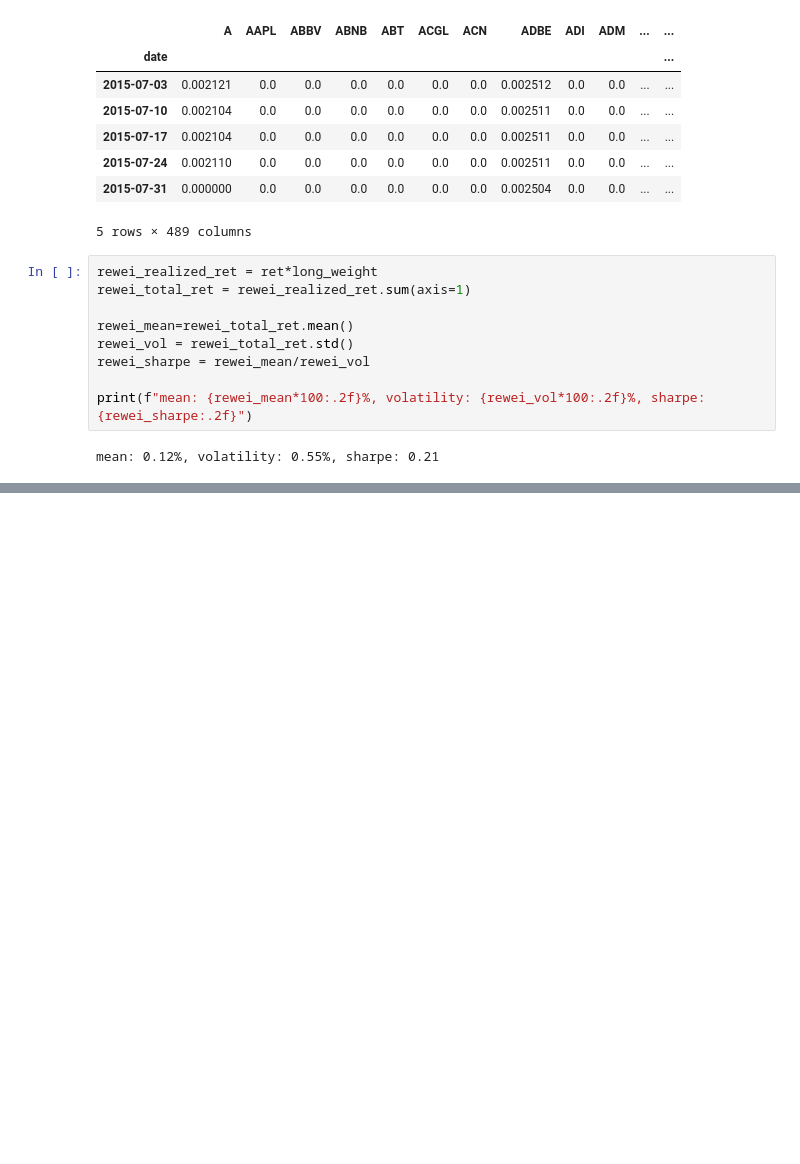
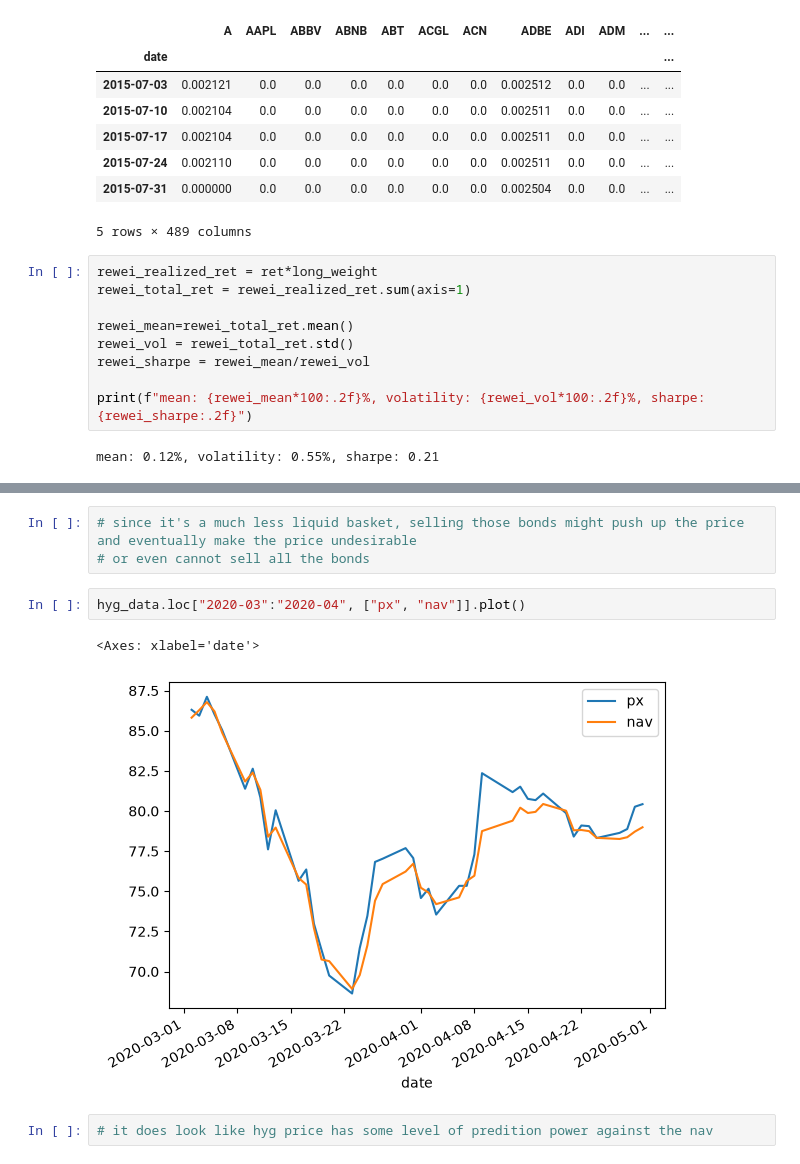
Before and after one commit to starckyang/market-finm-by-mark, a Jupyter notebook: notebooks/equity-and-etfs.ipynb, the cells around one changed output, grey strips where cells are left out. Saved outputs shown, nothing was run; the diff lists cells and outputs as text; blank space fills up the shorter version.

```diff
--- a/notebooks/equity-and-etfs.ipynb
+++ b/notebooks/equity-and-etfs.ipynb
@@ -985,0 +1137,10 @@ mean: 0.12%, volatility: 0.55%, sharpe: 0.21
+# %%
+# since it's a much less liquid basket, selling those bonds might push up the price and eventually make the price undesirable
+# or even cannot sell all the bonds
+# %%
+hyg_data.loc["2020-03":"2020-04", ["px", "nav"]].plot()
+# %% [output]
+<Axes: xlabel='date'>
+[figure, added]
+# %%
+# it does look like hyg price has some level of predition power against the nav
```
Also changed, not shown: parts of 19 cells of this notebook.
